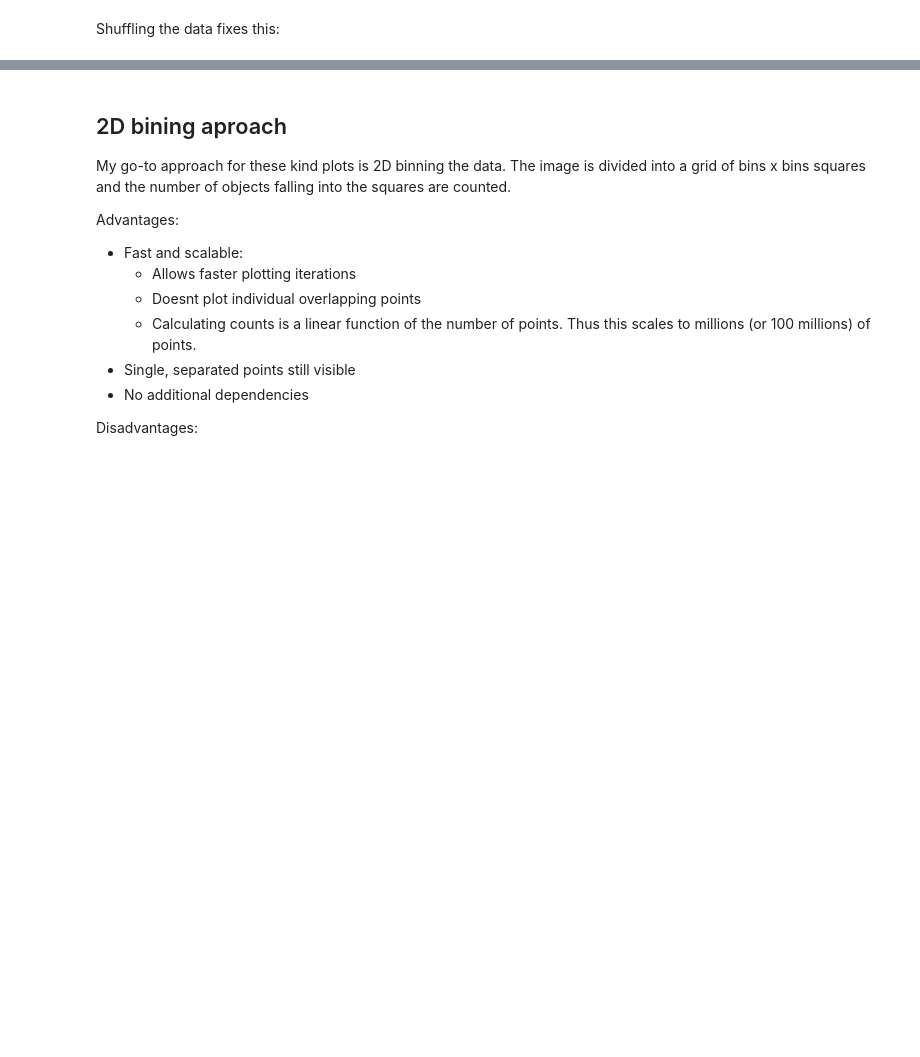
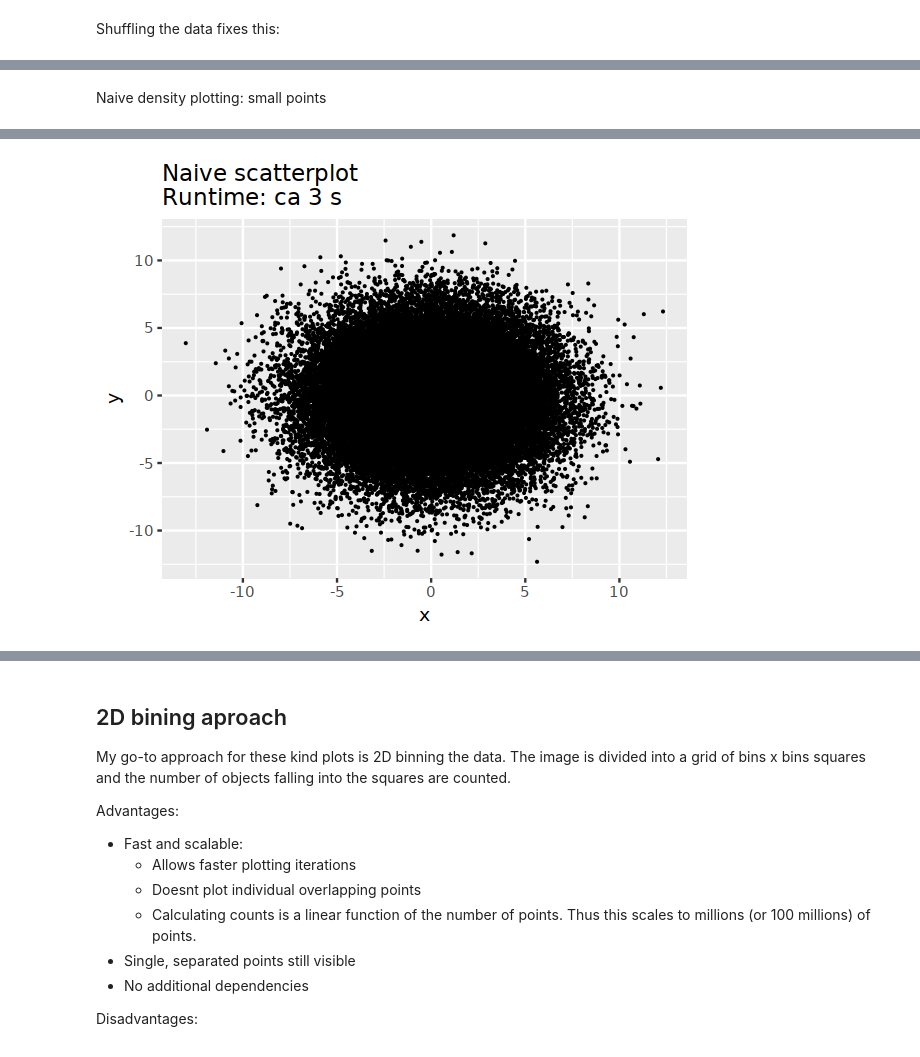
Before and after one commit to votti/vz-varia, a Jupyter notebook: heatscatter_example/heatscatter_example.ipynb, the cells around one changed output, grey strips where cells are left out. Saved outputs shown, nothing was run; the diff lists cells and outputs as text; code cells hidden in the pictures; blank space fills up the shorter version.

Commit message:
Add naive example

```diff
--- a/heatscatter_example/heatscatter_example.ipynb
+++ b/heatscatter_example/heatscatter_example.ipynb
@@ -114 +114,11 @@ system.time({print(p)})
 [figure]
+# %% [markdown]
+Naive density plotting: small points
+# %%
+
+p <- ggplot(dists_shuffled, aes(x=x, y=y))+
+    geom_point(size=0.1)+
+    ggtitle('Naive scatterplot\nRuntime: ca 3 s')
+
+system.time({print(p)})
+# %% [output]
@@ -114,0 +127 @@ system.time({print(p)})
+[figure, added]
```
Also changed, not shown: parts of 27 cells of this notebook, 1 other file.
